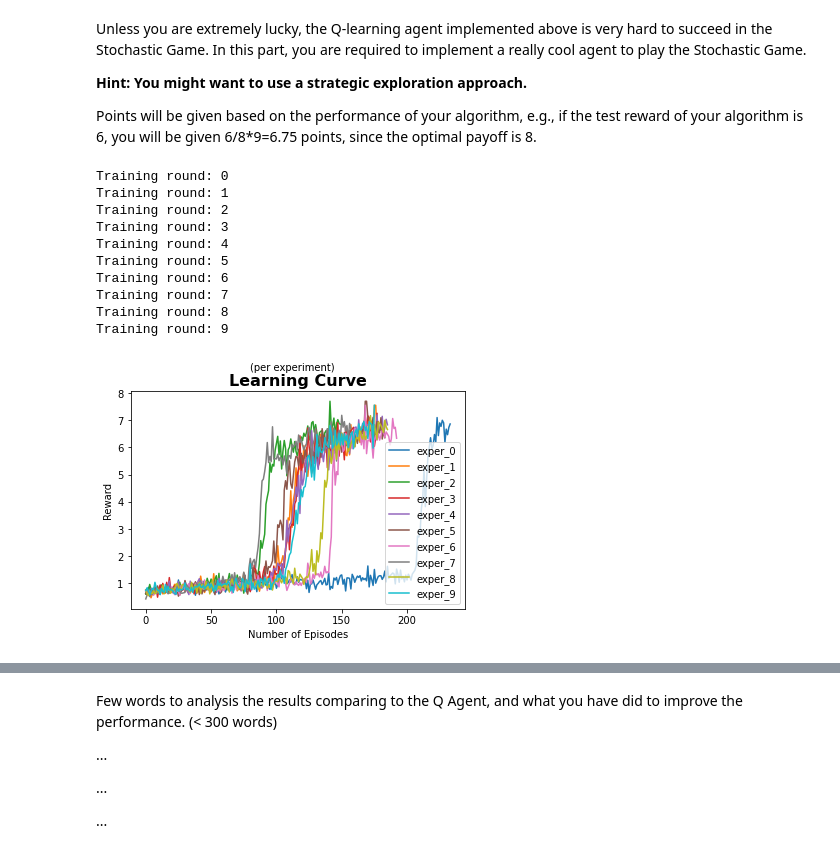
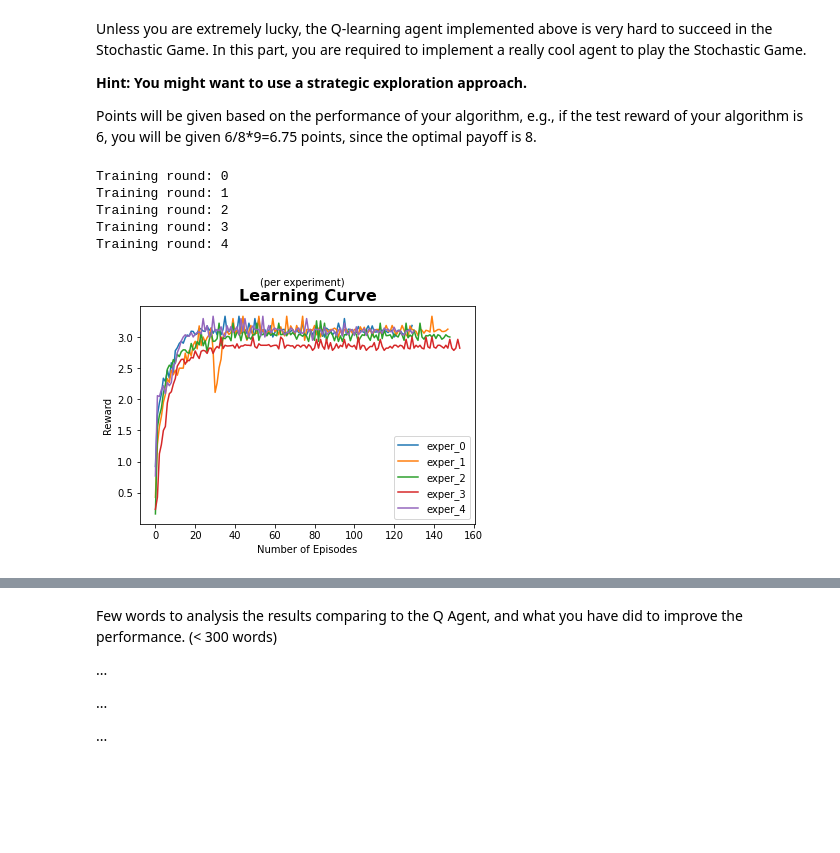
Before and after one commit to apof/Multi-Agent-RL, a Jupyter notebook: COMP0124_MAAI_2021_Individual_CW_Public.ipynb, the cells around one changed output, grey strips where cells are left out. Drawn from its saved outputs; the diff is of its cells as text; code cells hidden in the pictures; blank space fills up the shorter version.

```diff
--- a/COMP0124_MAAI_2021_Individual_CW_Public.ipynb
+++ b/COMP0124_MAAI_2021_Individual_CW_Public.ipynb
@@ -805,7 +888,14 @@ class CoolAgent(BaseQAgent):
 
 
 # ########################################
-TRAINING_ROUNDS = 10
+
+'''param_list = []
+for i in range(0,100,1):
+  param_list.append(i)'''
+
+
+
+TRAINING_ROUNDS = 5
 rewards_per_round = []
 labels = []
 
@@ -816,41 +906,36 @@ for i in range(TRAINING_ROUNDS):
     cool_agents = []
     env = StochasticGame()
     for j in range(agent_num):
-        agent = CoolAgent(action_num=action_num, phi=0.01, gamma=0.99, episilon=0.1)
+        agent = CoolAgent(action_num=action_num, phi=0.01, gamma=0.99, episilon=0.1, param = 10, decay = 0.0001, decay_flag = True, exploration_method = 'UCB' )
         cool_agents.append(agent)
 
     # Training
     print("Training round: " + str(i))
     train_recorded_episodes, train_recorded_episode_reward = rollout(env=env,
                                                                  agents=cool_agents,
                                                                  exploration=True,
                                                                  max_iter=50000)
     rewards_per_round.append(train_recorded_episode_reward)
     labels.append("exper_" + str(i))
 
 for i in range(TRAINING_ROUNDS):
   plt.plot(rewards_per_round[i], label=labels[i])
 
 # Add legend
 plt.legend(loc='lower right')
 # Add title and x, y labels
 plt.title("Learning Curve", fontsize=16, fontweight='bold')
 plt.suptitle("(per experiment)", fontsize=10)
 plt.xlabel("Number of Episodes")
 plt.ylabel("Reward")
 plt.show()
 # %% [output]
 Training round: 0
 Training round: 1
 Training round: 2
 Training round: 3
 Training round: 4
-Training round: 5
-Training round: 6
-Training round: 7
-Training round: 8
-Training round: 9
-[figure, old version]
+[figure, new version]
 # %%
 TESTING_ROUNDS = 1000
 average_test_reward = 0
```
Also changed, not shown: parts of 4 cells of this notebook.
